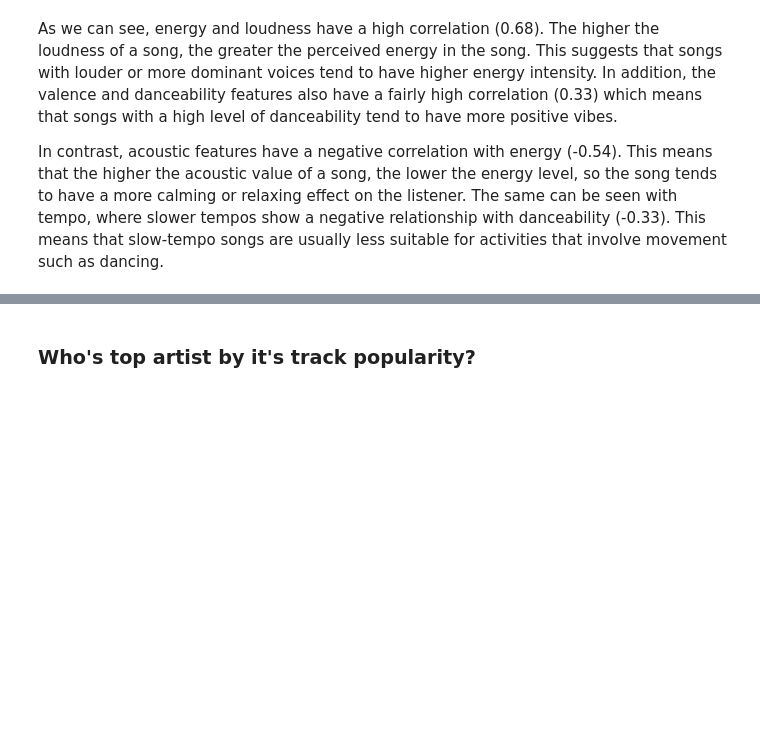
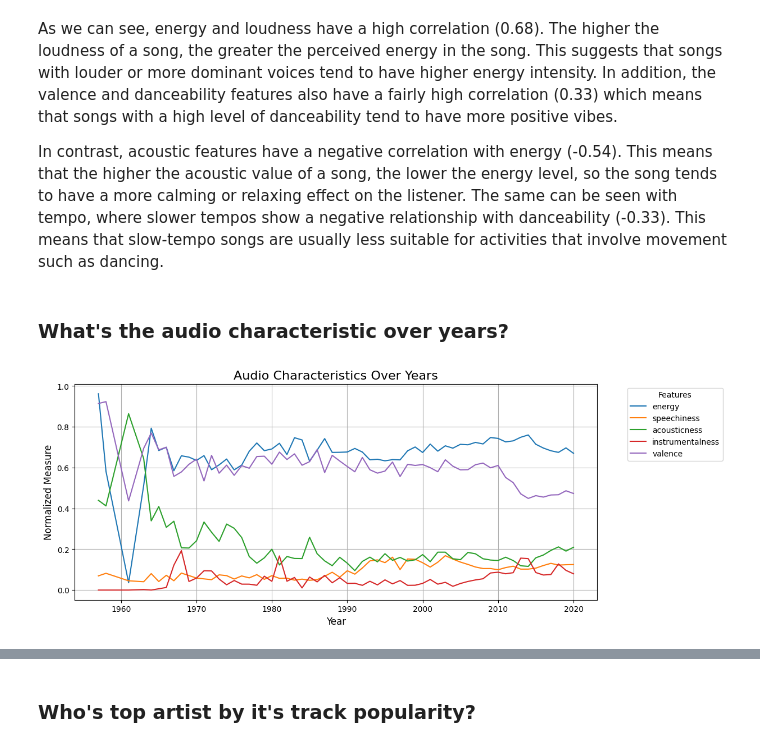
Before and after one commit to xyzaraa/spotify-analysis, a Jupyter notebook: BigData_Project.ipynb, the cells around one changed output, grey strips where cells are left out. Drawn from its saved outputs; the diff is of its cells as text; code cells hidden in the pictures; blank space fills up the shorter version.

Commit message:
Delete distribution and make another visualization by it's popularity

```diff
--- a/BigData_Project.ipynb
+++ b/BigData_Project.ipynb
@@ -166,3 +166,25 @@ plt.show()
 As we can see, energy and loudness have a high correlation (0.68). The higher the loudness of a song, the greater the perceived energy in the song. This suggests that songs with louder or more dominant voices tend to have higher energy intensity. In addition, the valence and danceability features also have a fairly high correlation (0.33) which means that songs with a high level of danceability tend to have more positive vibes.
 
 In contrast, acoustic features have a negative correlation with energy (-0.54). This means that the higher the acoustic value of a song, the lower the energy level, so the song tends to have a more calming or relaxing effect on the listener. The same can be seen with tempo, where slower tempos show a negative relationship with danceability (-0.33). This means that slow-tempo songs are usually less suitable for activities that involve movement such as dancing.
+# %% [markdown]
+### What's the audio characteristic over years?
+# %%
+df['track_album_release_date'] = pd.to_datetime(df['track_album_release_date'], errors='coerce')
+df['release_year'] = df['track_album_release_date'].dt.year
+columns = ['energy', 'speechiness', 'acousticness', 'instrumentalness', 'valence']
+scaler = MinMaxScaler()
+df[columns] = scaler.fit_transform(df[columns])
+plt.figure(figsize=(12, 5))
+
+for col in columns:
+    x = df.groupby('release_year')[col].mean()
+    sns.lineplot(x=x.index, y=x, label=col)
+
+plt.title('Audio Characteristics Over Years', fontsize=16)
+plt.xlabel('Year', fontsize=12)
+plt.ylabel('Normalized Measure', fontsize=12)
+plt.legend(title='Features', fontsize=10, bbox_to_anchor=(1.05, 1), loc='upper left')
+plt.grid(True)
+plt.show()
+# %% [output]
+[figure, added]
```
Also changed, not shown: parts of 25 cells of this notebook.
